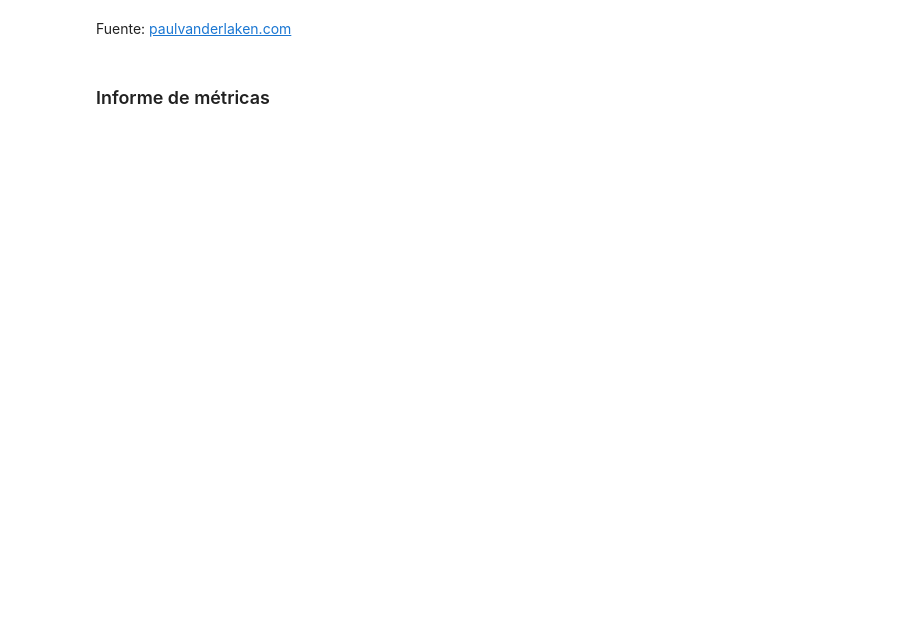
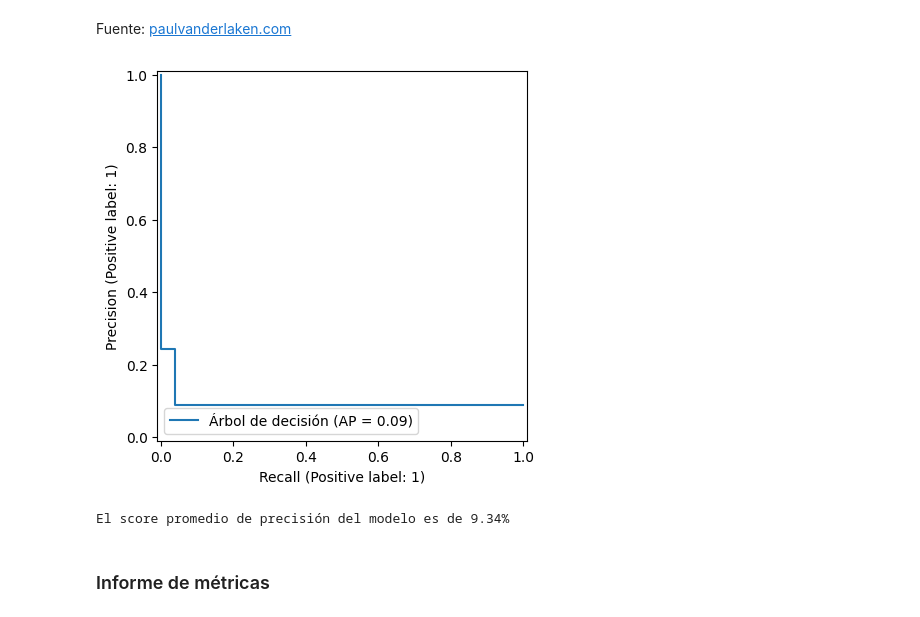
Before and after one commit to Macklane2000/Desafio1JuanData, a Jupyter notebook: Clasificacion_validacion_y_metricas.ipynb, the cells around one changed output. Cells and saved outputs as stored; diff of their text form; code cells hidden in the pictures; blank space fills up the shorter version.

```diff
--- a/Clasificacion_validacion_y_metricas.ipynb
+++ b/Clasificacion_validacion_y_metricas.ipynb
@@ -116,0 +203,4 @@ Fuente: [paulvanderlaken.com](https://paulvanderlaken.com/2019/08/16/roc-auc-pre
+# %%
+PrecisionRecallDisplay.from_predictions(y_val, y_previsto,name='Árbol de decisión');
+# %% [output]
+[figure, added]
@@ -117,2 +209,6 @@ Fuente: [paulvanderlaken.com](https://paulvanderlaken.com/2019/08/16/roc-auc-pre
+# %%
+print(f'El score promedio de precisión del modelo es de {average_precision_score(y_val, y_previsto)*100:.2f}%')
+# %% [output]
+El score promedio de precisión del modelo es de 9.34%
 # %% [markdown]
 ### Informe de métricas
```
Also changed, not shown: parts of 39 cells of this notebook.
